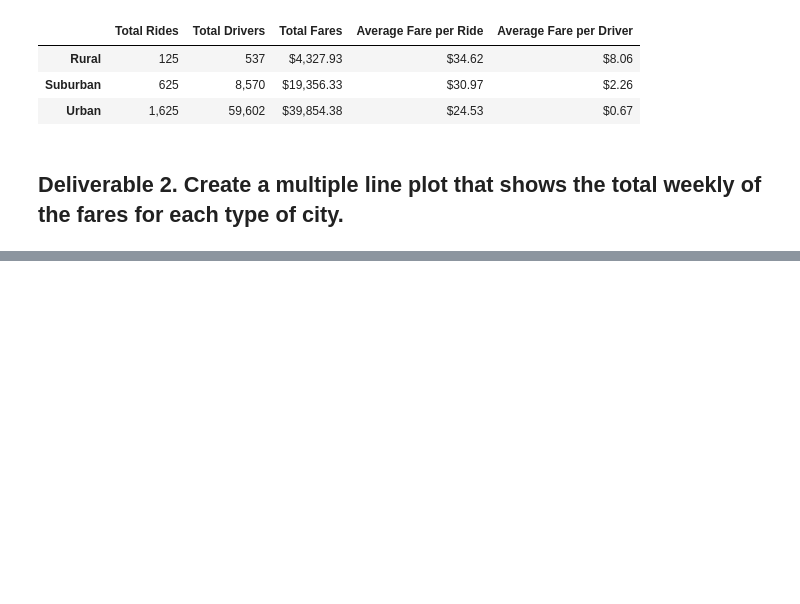
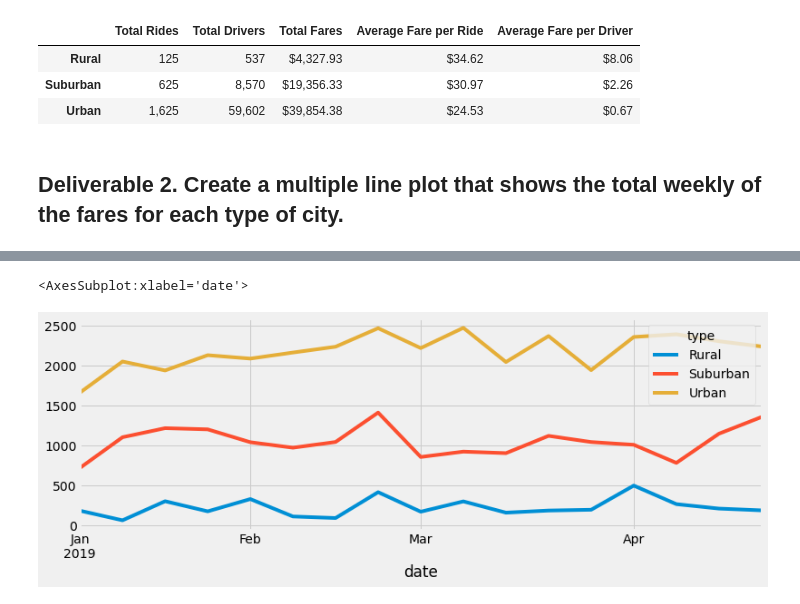
Before and after one commit to asliwinski23/PyBer_Analysis, a Jupyter notebook: PyBer_Challenge.ipynb, the cells around one changed output, grey strips where cells are left out. Cells and saved outputs as stored; diff of their text form; code cells hidden in the pictures; blank space fills up the shorter version.

Commit message:
challenge with graph v1

```diff
--- a/PyBer_Challenge.ipynb
+++ b/PyBer_Challenge.ipynb
@@ -122,0 +155,9 @@ pyber_summary_df
+# %%
+# 4. Create a new DataFrame from the pivot table DataFrame using loc on the given dates, '2019-01-01':'2019-04-29'.
+start_date = "2019-01-01"
+end_date = "2019-04-29"
+after_start_date = df["date"] >= start_date
+before_end_date = df["date"] <= end_date
+between_two_dates = after_start_date & before_end_date
+filtered_dates = df. loc[between_two_dates]
+filtered_dates.tail()
@@ -123,3 +171,5 @@ pyber_summary_df
 # %%
-# 4. Create a pivot table with the 'date' as the index, the columns ='type', and values='fare'
+# 5. Create a pivot table with the 'date' as the index, the columns ='type', and values='fare'
 # to get the total fares for each type of city by the date.
+total_fares_pivot = filtered_dates.pivot(index = "date", columns = "type",values = "fare")
+total_fares_pivot.tail()
@@ -128,5 +184,5 @@ pyber_summary_df
 # %%
 # 6. Set the "date" index to datetime datatype. This is necessary to use the resample() method in Step 8.
-# df.index = pd.to_datetime(df.index)
+total_fares_pivot.index = pd.to_datetime(total_fares_pivot.index)
 # %%
 # 7. Check that the datatype for the index is datetime using df.info()
@@ -133,2 +201,4 @@ pyber_summary_df
 # %%
 # 8. Create a new DataFrame using the "resample()" function by week 'W' and get the sum of the fares for each week.
+# use resample("W") to filter by week, can always do by day ("D"), month ("M"), or year ("Y")
+filtered_dates_month = total_fares_pivot.resample("W").sum()
@@ -135,7 +227,12 @@ pyber_summary_df
 # %%
 # 8. Using the object-oriented interface method, plot the resample DataFrame using the df.plot() function.
 
 # Import the style from Matplotlib.
 from matplotlib import style
 # Use the graph style fivethirtyeight.
 style.use('fivethirtyeight')
+
+filtered_dates_month.plot(figsize=(12,4))
+# %% [output]
+<AxesSubplot:xlabel='date'>
+[figure, added]
```
Also changed, not shown: parts of 8 cells of this notebook.
